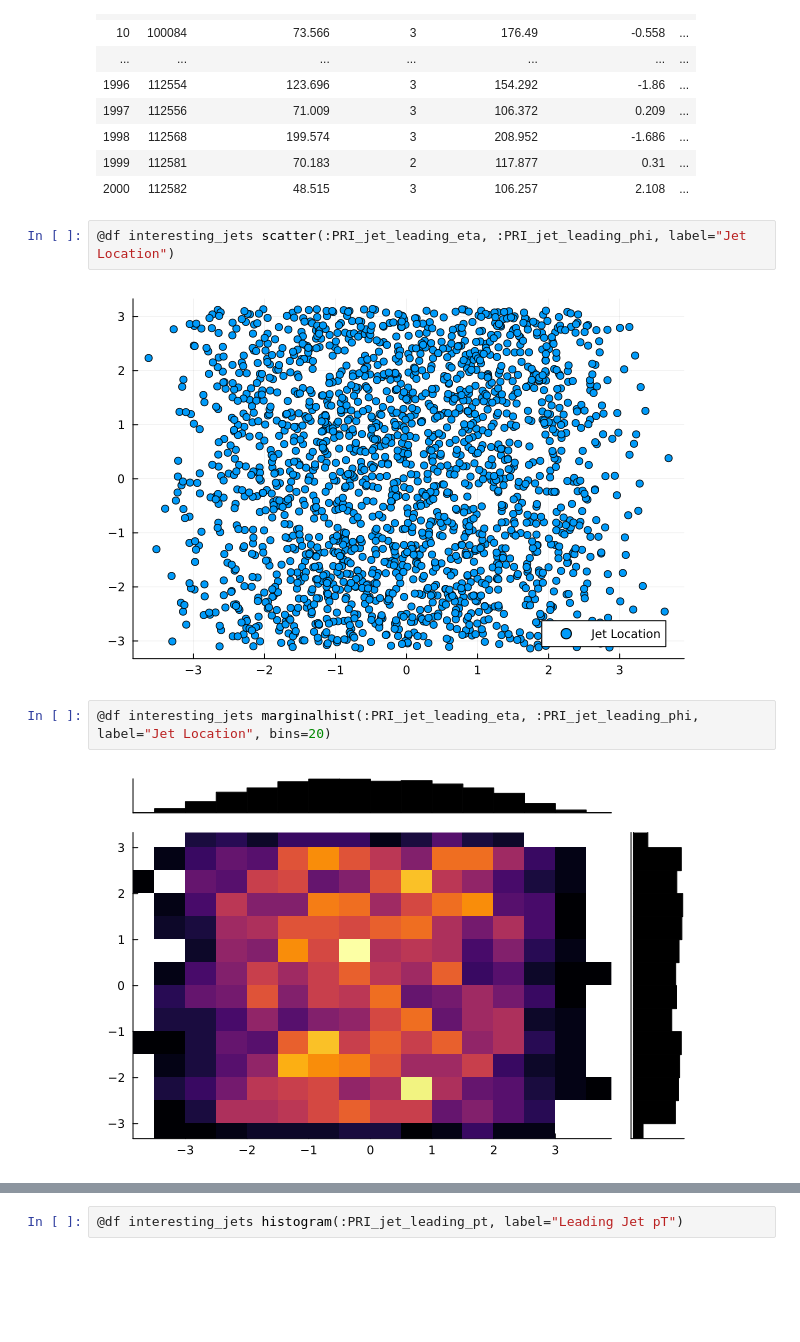
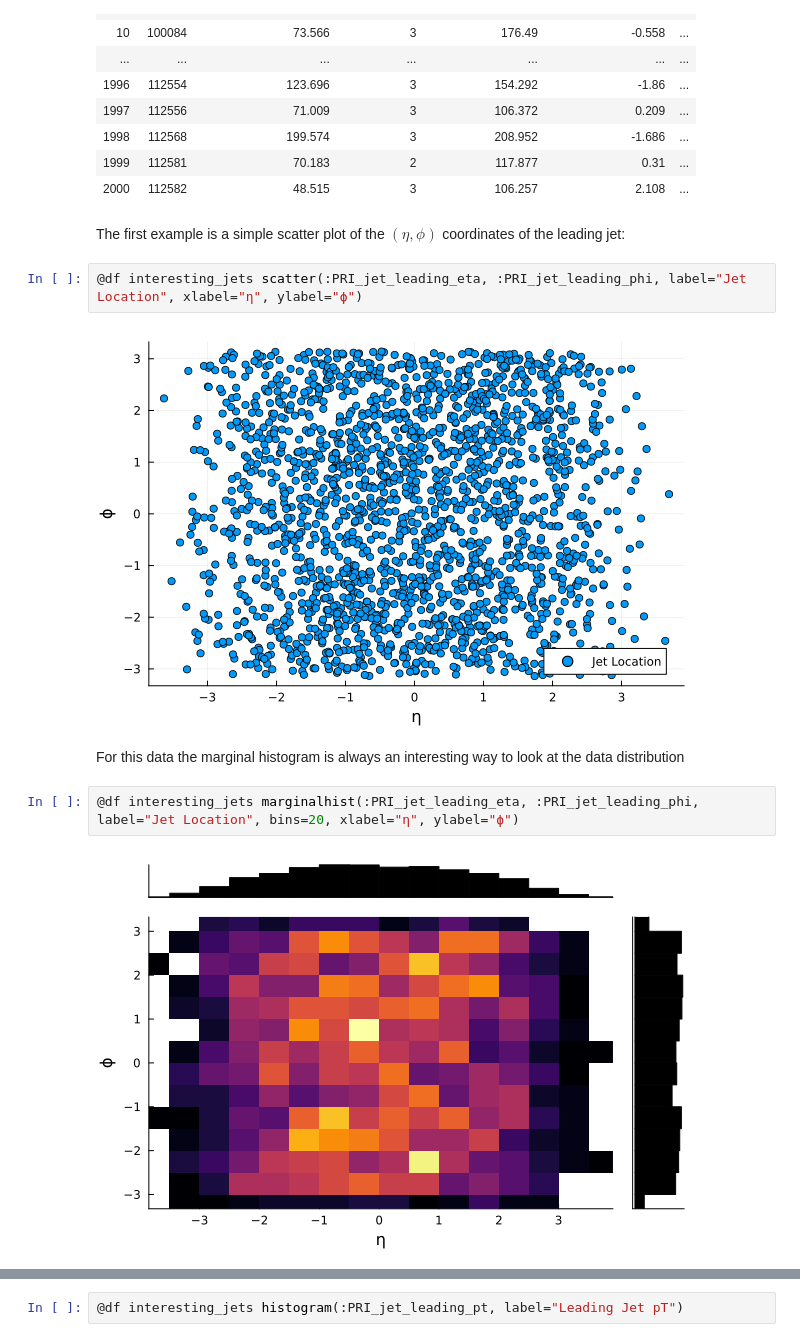
Before and after one commit to JuliaHEP/JuliaHEP-2023, a Jupyter notebook: julia-intro/docs/julia-intro-dataframes.ipynb, the cells around one changed output, grey strips where cells are left out. Cells and saved outputs as stored; diff of their text form; blank space fills up the shorter version.

Commit message:
Add more description
Be more descriptive of what is happening in the visualisation
section. Call out ByRow() as particularly useful.

```diff
--- a/julia-intro/docs/julia-intro-dataframes.ipynb
+++ b/julia-intro/docs/julia-intro-dataframes.ipynb
@@ -550,11 +556,15 @@ select!(interesting_jets, :EventId, :PRI_jet_subleading_pt => ByRow(missing_valu
 | 1998 | 112568 | 199.574 | 3 | 208.952 | -1.686 | ... |
 | 1999 | 112581 | 70.183 | 2 | 117.877 | 0.31 | ... |
 | 2000 | 112582 | 48.515 | 3 | 106.257 | 2.108 | ... |
+# %% [markdown]
+The first example is a simple scatter plot of the $(\eta, \phi)$ coordinates of the leading jet:
 # %%
-@df interesting_jets scatter(:PRI_jet_leading_eta, :PRI_jet_leading_phi, label="Jet Location")
+@df interesting_jets scatter(:PRI_jet_leading_eta, :PRI_jet_leading_phi, label="Jet Location", xlabel="η", ylabel="ϕ")
 # %% [output]
-[figure, old version]
+[figure, new version]
+# %% [markdown]
+For this data the marginal histogram is always an interesting way to look at the data distribution
 # %%
-@df interesting_jets marginalhist(:PRI_jet_leading_eta, :PRI_jet_leading_phi, label="Jet Location", bins=20)
+@df interesting_jets marginalhist(:PRI_jet_leading_eta, :PRI_jet_leading_phi, label="Jet Location", bins=20, xlabel="η", ylabel="ϕ")
 # %% [output]
-[figure, old version]
+[figure, new version]
```
Also changed, not shown: parts of 13 cells of this notebook.
